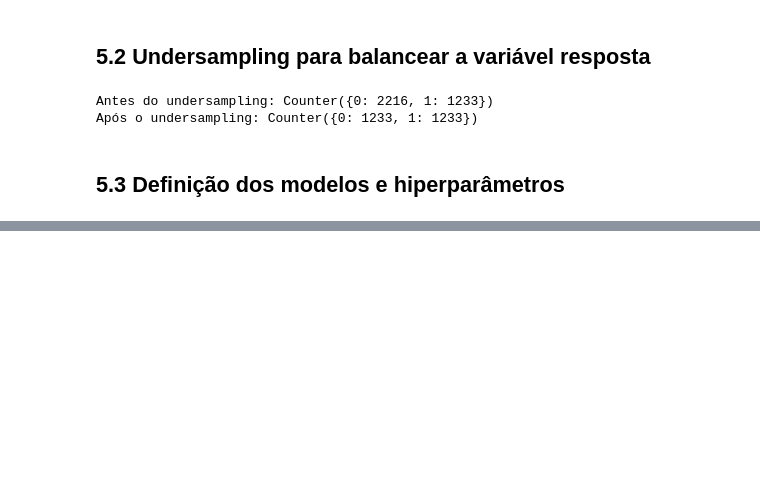
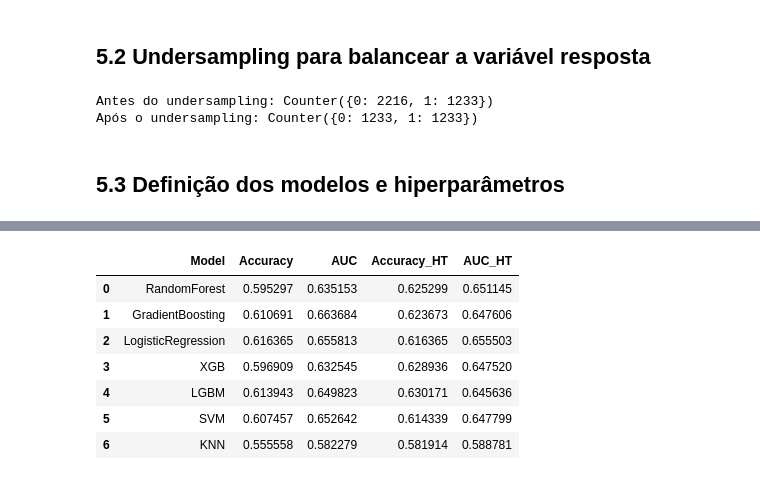
Before and after one commit to matheusnice/tcc-mba-cd-2023, a Jupyter notebook: notebooks/02-tcc-eda.ipynb, the cells around one changed output, grey strips where cells are left out. Saved outputs shown, nothing was run; the diff lists cells and outputs as text; code cells hidden in the pictures; blank space fills up the shorter version.

```diff
--- a/notebooks/02-tcc-eda.ipynb
+++ b/notebooks/02-tcc-eda.ipynb
@@ -211,0 +293,12 @@ LGBM:
+# %%
+results = pd.read_csv('model_selection_results.csv')
+results
+# %% [output]
+|  | Model | Accuracy | AUC | Accuracy_HT | AUC_HT |
+| 0 | RandomForest | 0.595297 | 0.635153 | 0.625299 | 0.651145 |
+| 1 | GradientBoosting | 0.610691 | 0.663684 | 0.623673 | 0.647606 |
+| 2 | LogisticRegression | 0.616365 | 0.655813 | 0.616365 | 0.655503 |
+| 3 | XGB | 0.596909 | 0.632545 | 0.628936 | 0.647520 |
+| 4 | LGBM | 0.613943 | 0.649823 | 0.630171 | 0.645636 |
+| 5 | SVM | 0.607457 | 0.652642 | 0.614339 | 0.647799 |
+| 6 | KNN | 0.555558 | 0.582279 | 0.581914 | 0.588781 |
```
Also changed, not shown: parts of 8 cells of this notebook, 1 other file.
